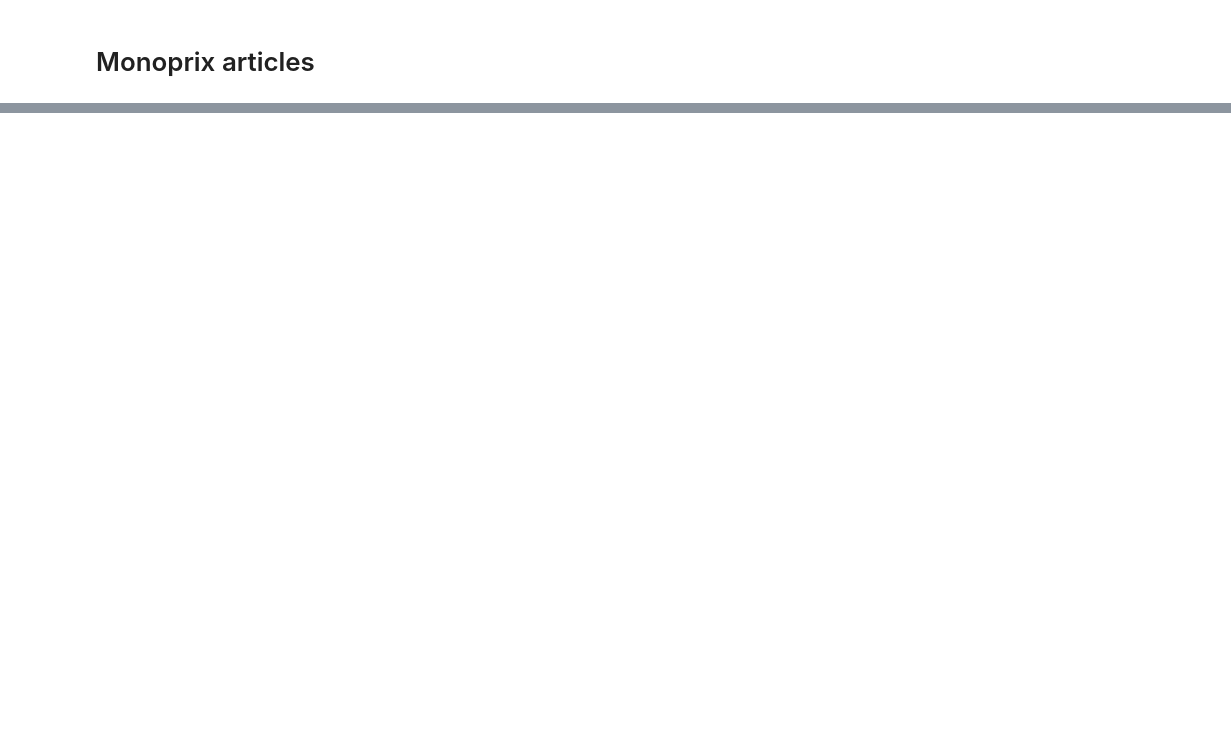
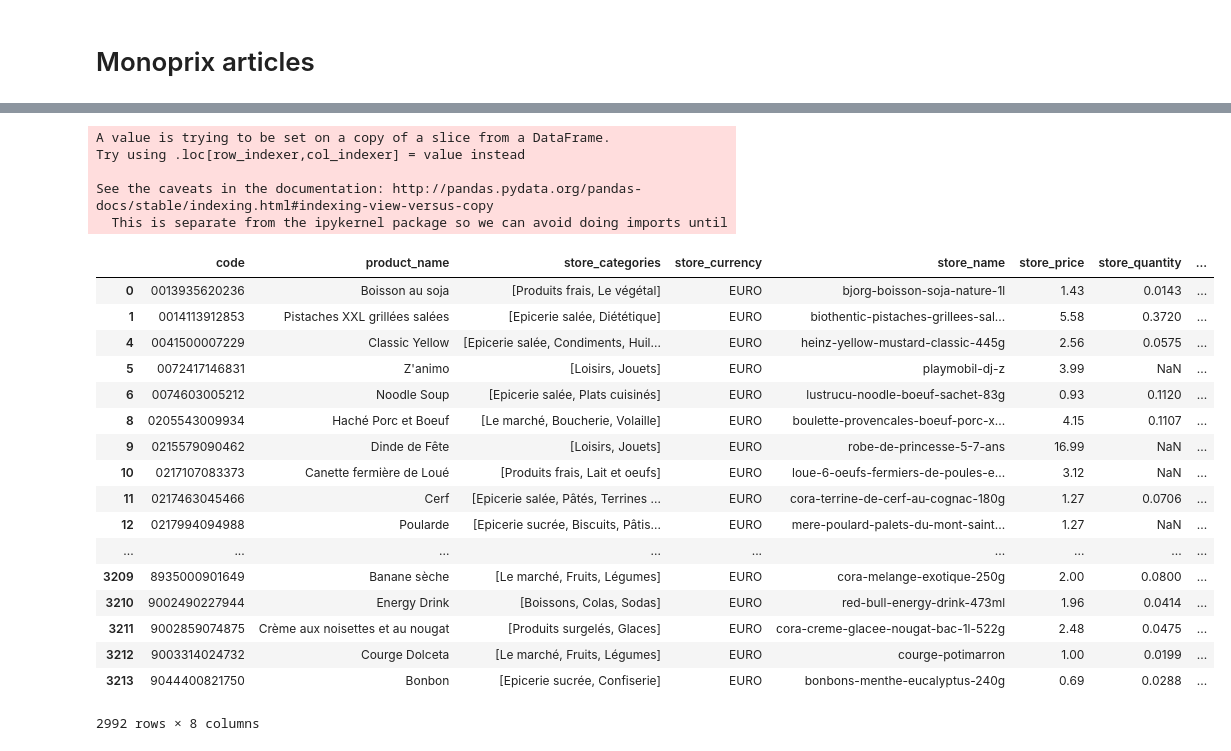
Before and after one commit to RedHotDataProject/Project_ADA, a Jupyter notebook: web_crawler/Crawled_data_cleansing.ipynb, the cells around one changed output, grey strips where cells are left out. Saved outputs shown, nothing was run; the diff lists cells and outputs as text; code cells hidden in the pictures; blank space fills up the shorter version.

Commit message:
Web crawling data cleansing

```diff
--- a/web_crawler/Crawled_data_cleansing.ipynb
+++ b/web_crawler/Crawled_data_cleansing.ipynb
@@ -75,0 +207,3 @@ migros_products
+# %%
+monoprix_products = scraped_products[scraped_products['store_currency']=='EURO']
+monoprix_products
@@ -75,0 +229,3 @@ migros_products
+# %%
+# Make prices numeric (2 price formats)
+monoprix_products.store_price = monoprix_products.store_price.apply(lambda x: float(x[0]))
@@ -75,0 +238,9 @@ migros_products
+# %%
+def monoprix_price_per_100(store_quantity_str):
+    tokens = str(store_quantity_str).split()
+    if "litre" in tokens or "kg" in tokens:
+        return float(tokens[-2])/100
+    else:
+        return np.nan
+
+monoprix_products.store_quantity = monoprix_products.store_quantity.apply(monoprix_price_per_100)
@@ -75,0 +274,31 @@ migros_products
+# %%
+monoprix_products['match_score'] = monoprix_products.apply(lambda row: compute_match_score(row.product_name.lower().split(),
+                                                               row.store_name.lower().split('-')),
+                                                           axis=1)
+# %% [output]
+A value is trying to be set on a copy of a slice from a DataFrame.
+Try using .loc[row_indexer,col_indexer] = value instead
+
+See the caveats in the documentation: http://pandas.pydata.org/pandas-docs/stable/indexing.html#indexing-view-versus-copy
+  This is separate from the ipykernel package so we can avoid doing imports until
+# %%
+monoprix_products
+# %% [output]
+|  | code | product_name | store_categories | store_currency | store_name | store_price | store_quantity | ... |
+| 0 | 0013935620236 | Boisson au soja | [Produits frais, Le végétal] | EURO | bjorg-boisson-soja-nature-1l | 1.43 | 0.0143 | ... |
+| 1 | 0014113912853 | Pistaches XXL grillées salées | [Epicerie salée, Diététique] | EURO | biothentic-pistaches-grillees-sal... | 5.58 | 0.3720 | ... |
+| 4 | 0041500007229 | Classic Yellow | [Epicerie salée, Condiments, Huil... | EURO | heinz-yellow-mustard-classic-445g | 2.56 | 0.0575 | ... |
+| 5 | 0072417146831 | Z'animo | [Loisirs, Jouets] | EURO | playmobil-dj-z | 3.99 | NaN | ... |
+| 6 | 0074603005212 | Noodle Soup | [Epicerie salée, Plats cuisinés] | EURO | lustrucu-noodle-boeuf-sachet-83g | 0.93 | 0.1120 | ... |
+| 8 | 0205543009934 | Haché Porc et Boeuf | [Le marché, Boucherie, Volaille] | EURO | boulette-provencales-boeuf-porc-x... | 4.15 | 0.1107 | ... |
+| 9 | 0215579090462 | Dinde de Fête | [Loisirs, Jouets] | EURO | robe-de-princesse-5-7-ans | 16.99 | NaN | ... |
+| 10 | 0217107083373 | Canette fermière de Loué | [Produits frais, Lait et oeufs] | EURO | loue-6-oeufs-fermiers-de-poules-e... | 3.12 | NaN | ... |
+| 11 | 0217463045466 | Cerf | [Epicerie salée, Pâtés, Terrines ... | EURO | cora-terrine-de-cerf-au-cognac-180g | 1.27 | 0.0706 | ... |
+| 12 | 0217994094988 | Poularde | [Epicerie sucrée, Biscuits, Pâtis... | EURO | mere-poulard-palets-du-mont-saint... | 1.27 | NaN | ... |
+| ... | ... | ... | ... | ... | ... | ... | ... | ... |
+| 3209 | 8935000901649 | Banane sèche | [Le marché, Fruits, Légumes] | EURO | cora-melange-exotique-250g | 2.00 | 0.0800 | ... |
+| 3210 | 9002490227944 | Energy Drink | [Boissons, Colas, Sodas] | EURO | red-bull-energy-drink-473ml | 1.96 | 0.0414 | ... |
+| 3211 | 9002859074875 | Crème aux noisettes et au nougat | [Produits surgelés, Glaces] | EURO | cora-creme-glacee-nougat-bac-1l-522g | 2.48 | 0.0475 | ... |
+| 3212 | 9003314024732 | Courge Dolceta | [Le marché, Fruits, Légumes] | EURO | courge-potimarron | 1.00 | 0.0199 | ... |
+| 3213 | 9044400821750 | Bonbon | [Epicerie sucrée, Confiserie] | EURO | bonbons-menthe-eucalyptus-240g | 0.69 | 0.0288 | ... |
+2992 rows × 8 columns
```
Also changed, not shown: parts of 18 cells of this notebook, 8 other files.
